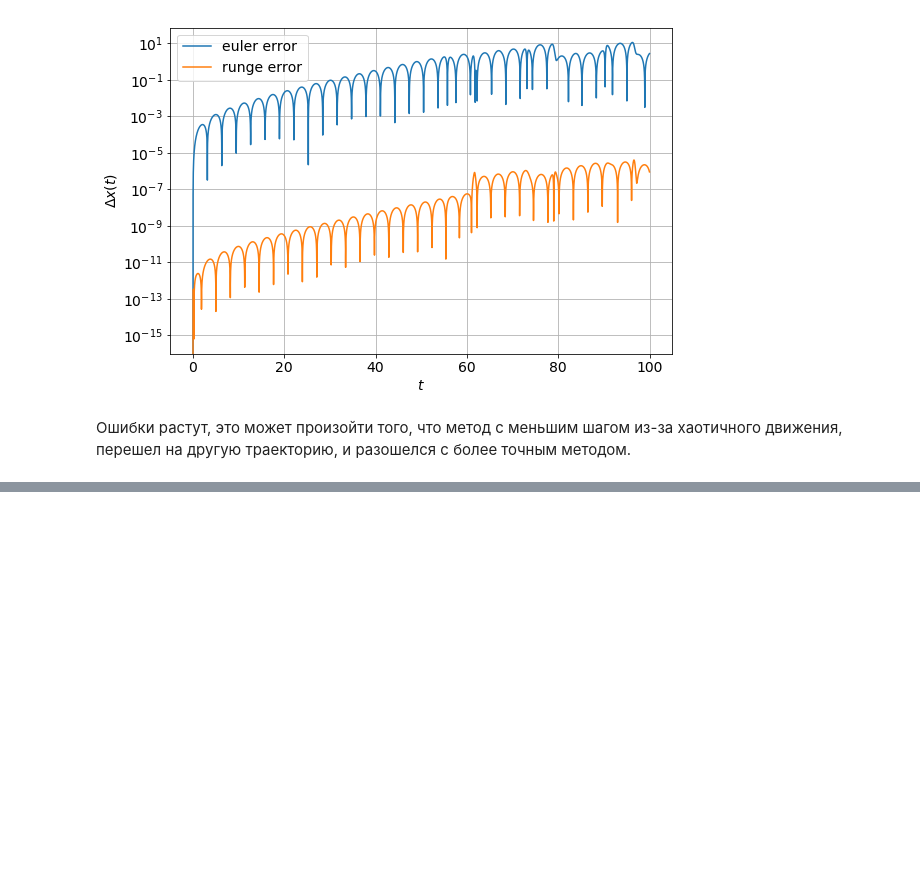
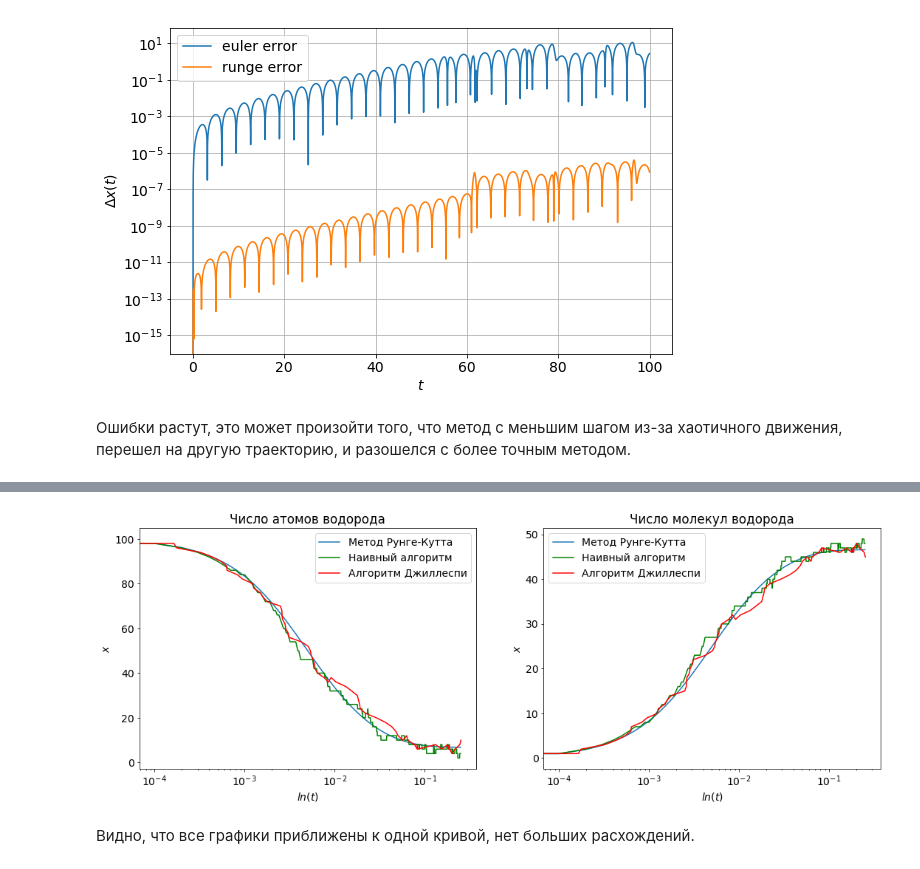
Before and after one commit to PetrovKP/courses, a Jupyter notebook: nolinear-dynamic/labs/lab3.ipynb, the cells around one changed output, grey strips where cells are left out. Drawn from its saved outputs; the diff is of its cells as text; code cells hidden in the pictures; blank space fills up the shorter version.

```diff
--- a/nolinear-dynamic/labs/lab3.ipynb
+++ b/nolinear-dynamic/labs/lab3.ipynb
@@ -311,0 +455,40 @@ pass
+# %%
+def dissociation_process(t, x):
+    a = g = 1.0
+    dx1 = 2*g*x[1] - 2*a*(x[0]*x[0])
+    dx2 = a*(x[0]*x[0]) - g*x[1]
+    return bp.array(dx1, dx2)
+# %%
+t_max = 0.25
+delta_t = 1e-4
+x0 = [100.0, 0.0]
+a = [1.0, -1.0]
+# %%
+fig, (ax1, ax2) = plt.subplots(1, 2, figsize=(18,6), sharex=True)
+
+coefficients_function = [lambda a, x: a[0] * x[0] * x[0], lambda a, x: -a[1] * x[1]]
+functions = [lambda x: [x[0] - 2, x[1] + 1], lambda x: [x[0] + 2, x[1] - 1]]
+
+points = runge(dissociation_process, x0, delta_t, int(t_max/delta_t))
+x_rk, y_rk = zip(*points)
+points = native_algorithm(a, x0, coefficients_function, functions, delta_t, t_max)
+x_n, y_n = zip(*points)
+points = gillespie_algorithm(a, x0, coefficients_function, functions, t_max)
+x_g, y_g = zip(*points)
+
+plt.xscale('log')
+
+for (i, ax, title) in ((0, ax1, "Число атомов водорода"), (1, ax2, "Число молекул водорода")):
+    ax.plot(x_rk, [elem[i] for elem in y_rk], label='Метод Рунге-Кутта')
+    ax.plot(x_n, [elem[i] for elem in y_n], 'g', label='Наивный алгоритм')
+    ax.plot(x_g, [elem[i] for elem in y_g], 'r', label='Алгоритм Джиллеспи')
+    ax.legend()
+    ax.set_title(title)
+    ax.set_xlabel('$ln(t)$')
+    ax.set_ylabel('$x$')
+    ax.set_xscale('log')
+pass
+# %% [output]
+[figure, added]
+# %% [markdown]
+Видно, что все графики приближены к одной кривой, нет больших расхождений.
```
Also changed, not shown: parts of 11 cells of this notebook.
